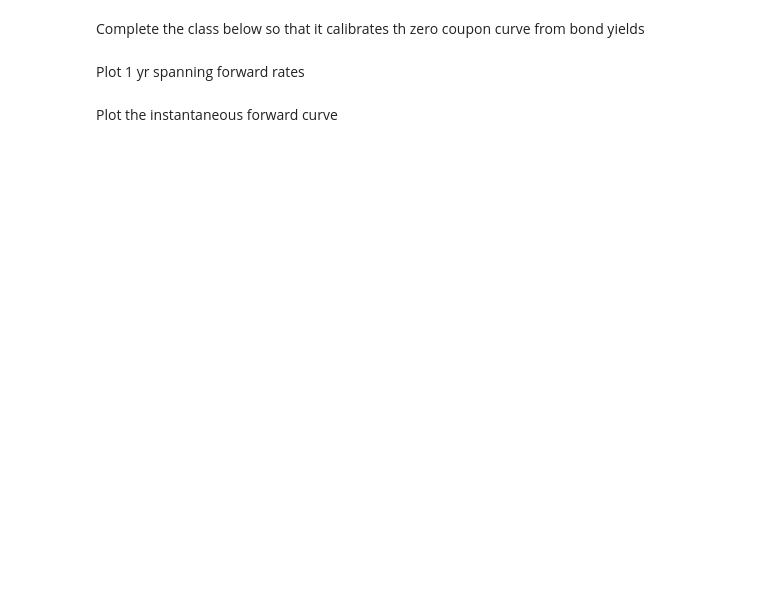
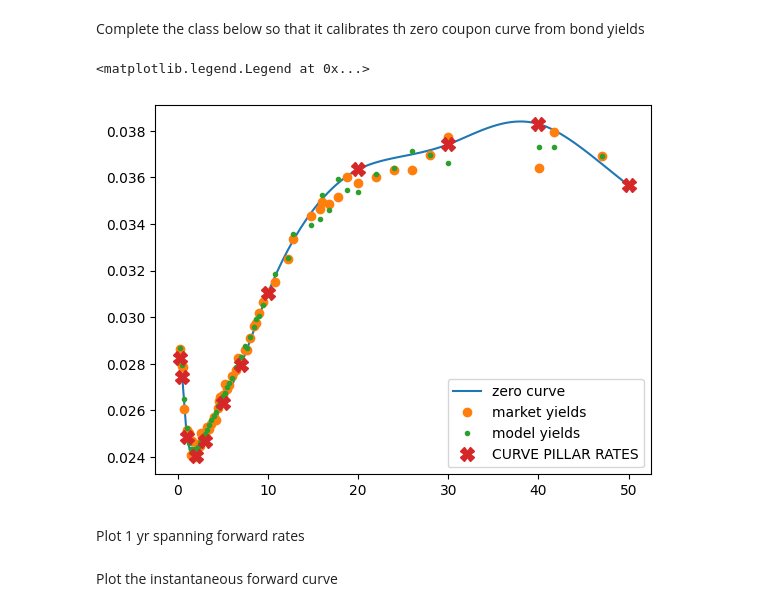
Before and after one commit to Lolillosky/QuantMethodsFinance, a Jupyter notebook: NOTEBOOKS/2_Interest_rates_basics.ipynb, the cells around one changed output. Drawn from its saved outputs; the diff is of its cells as text; code cells hidden in the pictures; blank space fills up the shorter version.

```diff
--- a/NOTEBOOKS/2_Interest_rates_basics.ipynb
+++ b/NOTEBOOKS/2_Interest_rates_basics.ipynb
@@ -404,7 +412,11 @@ class yield_curve_bootsrap:
     def compute_model_yields(self, curve_rates):
 
         # your code here
-        pass
+
+        curve = IR_Curve(self.curve_pillars, curve_rates)
+
+        return np.array([bond_yield_curve(m,c,curve ,
+            freq_options.ANUAL) for m, c in zip(self.bond_maturities,self.bond_coupons) ])
 
     def compute_yield_mse(self, curve_rates):
 
@@ -417,6 +429,21 @@ class yield_curve_bootsrap:
         pillar_rates = minimize(self.compute_yield_mse, self.init_guess)['x']
 
         return {'pillar rates': pillar_rates, 'curve object': IR_Curve(self.curve_pillars, pillar_rates)}
+# %%
+boot = yield_curve_bootsrap(years_to_maturity,spgb_hist.iloc[-1]/100, coupons,pillars)
+# %%
+boot_output = boot.bootstrap()
+# %%
+plt.plot(time_pillars, boot_output['curve object'].zero_coupon_rates(time_pillars), label = 'zero curve')
+plt.plot(boot.bond_maturities, boot.bond_yields, 'o', label = 'market yields')
+plt.plot(boot.bond_maturities, boot.compute_model_yields(boot_output['pillar rates']), 'o', label = 'model yields', markersize = 3)
+plt.plot(boot.curve_pillars, boot_output['pillar rates'], 'X', label = 'CURVE PILLAR RATES', markersize = 10)
+
+
+plt.legend()
+# %% [output]
+<matplotlib.legend.Legend at 0x...>
+[figure, added]
 # %% [markdown]
 Plot 1 yr spanning forward rates
 # %%
```
Also changed, not shown: parts of 5 cells of this notebook.
